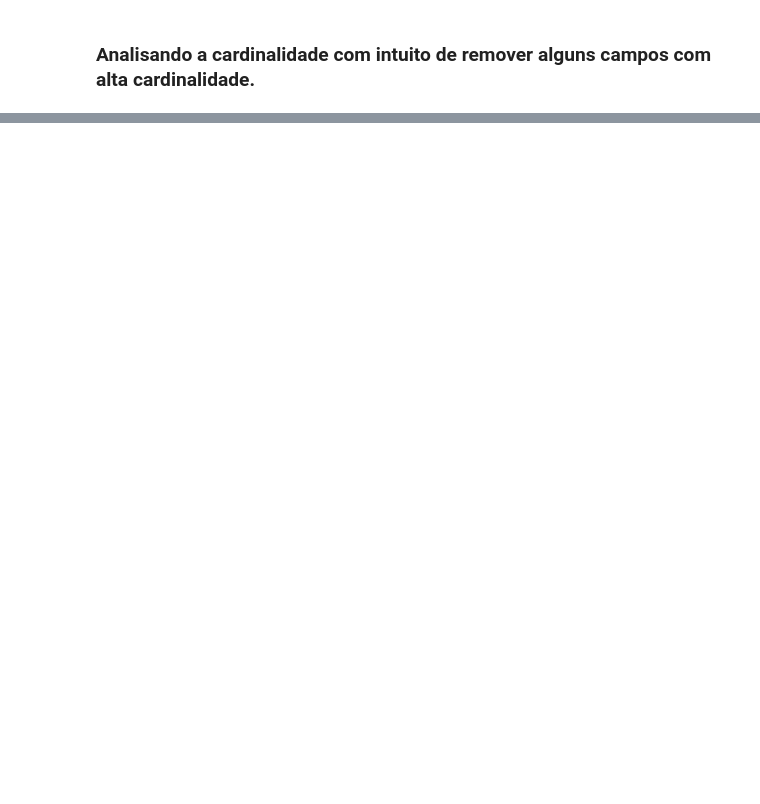
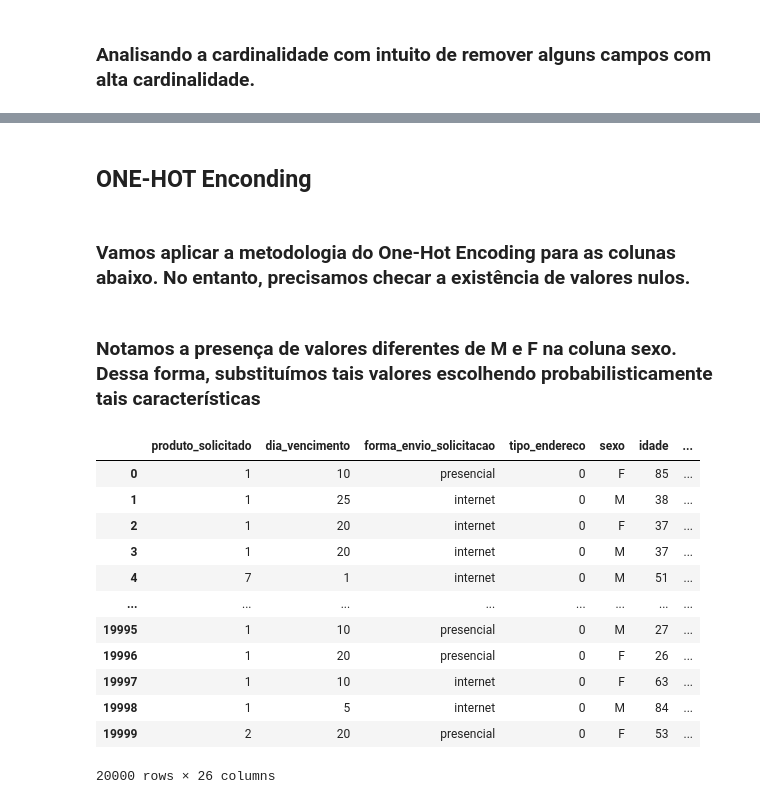
Before and after one commit to phelipefrancesco/-UFRJ-EEL891---2021.01---Trabalho-2, a Jupyter notebook: eel891_trabalho1.ipynb, the cells around one changed output, grey strips where cells are left out. Drawn from its saved outputs; the diff is of its cells as text; code cells hidden in the pictures; blank space fills up the shorter version.

```diff
--- a/eel891_trabalho1.ipynb
+++ b/eel891_trabalho1.ipynb
@@ -135,0 +259,46 @@ colunas_categorias_nominais_restantes = [x for x in colunas_categorias_nominais_
+# %%
+if training:
+
+    imputer_mean = impute.SimpleImputer(missing_values=np.nan, strategy="mean")
+    df[['meses_na_residencia']] = imputer_mean.fit_transform(df[['meses_na_residencia']])
+# %% [markdown]
+## ONE-HOT Enconding
+# %% [markdown]
+### Vamos aplicar a metodologia do One-Hot Encoding para as colunas abaixo. No entanto, precisamos checar a existência de valores nulos.
+# %%
+cols = ['sexo', 'tipo_residencia', 'profissao', 'ocupacao', 'forma_envio_solicitacao']
+# df.estado_onde_reside.value_counts(), df.sexo.value_counts(), df.tipo_residencia.value_counts(), df.profissao.value_counts(), df.ocupacao.value_counts()
+# %% [markdown]
+### Notamos a presença de valores diferentes de M e F na coluna sexo. Dessa forma, substituímos tais valores escolhendo probabilisticamente tais características
+# %%
+def replace_values(x, p, a):
+    if x != "M" or x != "F":
+        return np.random.choice(p=p, a=a, size=1)[0]
+    else:
+        return x
+# %%
+if training:
+    p = df[df.isin(["M", "F"])].sexo.value_counts()/df[df.isin(["M", "F"])].sexo.count()
+    a = df[df.isin(["M", "F"])].sexo.value_counts().index
+    df["sexo"] = df.sexo.apply(replace_values, args=(p,a,))
+    for col in cols:
+        if df[col].dtypes != object:
+            df[col] = df[col].fillna(df[col].mean())
+        else:
+            df[col] = df[col].fillna(df[col].value_counts().index[0])
+
+df
+# %% [output]
+|  | produto_solicitado | dia_vencimento | forma_envio_solicitacao | tipo_endereco | sexo | idade | ... |
+| 0 | 1 | 10 | presencial | 0 | F | 85 | ... |
+| 1 | 1 | 25 | internet | 0 | M | 38 | ... |
+| 2 | 1 | 20 | internet | 0 | F | 37 | ... |
+| 3 | 1 | 20 | internet | 0 | M | 37 | ... |
+| 4 | 7 | 1 | internet | 0 | M | 51 | ... |
+| ... | ... | ... | ... | ... | ... | ... | ... |
+| 19995 | 1 | 10 | presencial | 0 | M | 27 | ... |
+| 19996 | 1 | 20 | presencial | 0 | F | 26 | ... |
+| 19997 | 1 | 10 | internet | 0 | F | 63 | ... |
+| 19998 | 1 | 5 | internet | 0 | M | 84 | ... |
+| 19999 | 2 | 20 | presencial | 0 | F | 53 | ... |
+20000 rows × 26 columns
```
Also changed, not shown: parts of 42 cells of this notebook, 7 other files.
